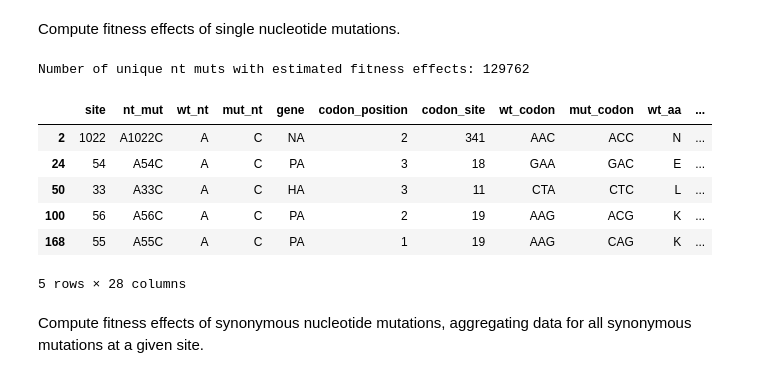
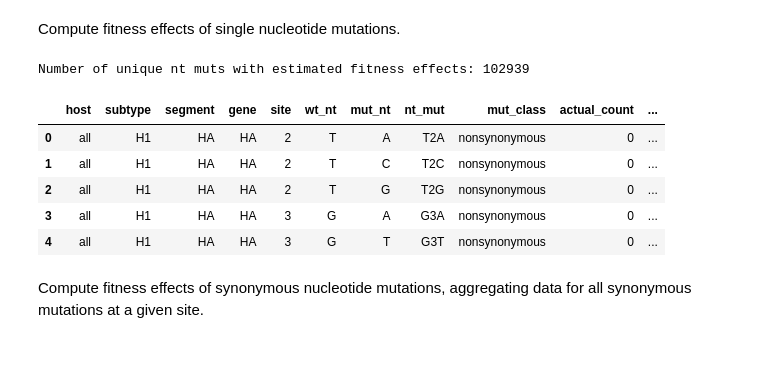
Before and after one commit to matsengrp/flu-mut-rates, a Jupyter notebook: notebooks/compute_fitness_effects.ipynb, the cells around one changed output. Cells and saved outputs as stored; diff of their text form; code cells hidden in the pictures.

Commit message:
Update nt fitness effects

```diff
--- a/notebooks/compute_fitness_effects.ipynb
+++ b/notebooks/compute_fitness_effects.ipynb
@@ -66,25 +66,35 @@ Number of unique nucleotide mutations with data: 129762
 Compute fitness effects of single nucleotide mutations.
 # %%
 pseudo_count = 0.5
+groupby_cols = [
+    'host', 'subtype', 'segment', 'gene', 'site', 'wt_nt', 'mut_nt', 'nt_mut',
+    'mut_class'
+]
 nt_fitness_df = (
     actual_expected_df
+    .groupby(groupby_cols, as_index=False)
+    .agg({'actual_count': 'sum', 'expected_count': 'sum'})
+    .assign(
+        delta_fitness=lambda x: \
+            np.log((x['actual_count'] + pseudo_count) / (x['expected_count'] + pseudo_count))
+    )
+
     .assign(
         delta_fitness=lambda x: \
             np.log((x['actual_count'] + pseudo_count) / (x['expected_count'] + pseudo_count))
     )
 )
 nt_fitness_df.to_csv('../results/nt_fitness_effects.csv', index=False)
 print("Number of unique nt muts with estimated fitness effects:", len(nt_fitness_df))
 nt_fitness_df.head()
 # %% [output]
-Number of unique nt muts with estimated fitness effects: 129762
+Number of unique nt muts with estimated fitness effects: 102939
-|  | site | nt_mut | wt_nt | mut_nt | gene | codon_position | codon_site | wt_codon | mut_codon | wt_aa | ... |
-| 2 | 1022 | A1022C | A | C | NA | 2 | 341 | AAC | ACC | N | ... |
-| 24 | 54 | A54C | A | C | PA | 3 | 18 | GAA | GAC | E | ... |
-| 50 | 33 | A33C | A | C | HA | 3 | 11 | CTA | CTC | L | ... |
-| 100 | 56 | A56C | A | C | PA | 2 | 19 | AAG | ACG | K | ... |
-| 168 | 55 | A55C | A | C | PA | 1 | 19 | AAG | CAG | K | ... |
+|  | host | subtype | segment | gene | site | wt_nt | mut_nt | nt_mut | mut_class | actual_count | ... |
+| 0 | all | H1 | HA | HA | 2 | T | A | T2A | nonsynonymous | 0 | ... |
+| 1 | all | H1 | HA | HA | 2 | T | C | T2C | nonsynonymous | 0 | ... |
+| 2 | all | H1 | HA | HA | 2 | T | G | T2G | nonsynonymous | 0 | ... |
+| 3 | all | H1 | HA | HA | 3 | G | A | G3A | nonsynonymous | 0 | ... |
+| 4 | all | H1 | HA | HA | 3 | G | T | G3T | nonsynonymous | 0 | ... |
-5 rows × 28 columns
 # %% [markdown]
 Compute fitness effects of synonymous nucleotide mutations, aggregating data for all synonymous mutations at a given site.
 # %%
```
Also changed, not shown: 2 other files.
